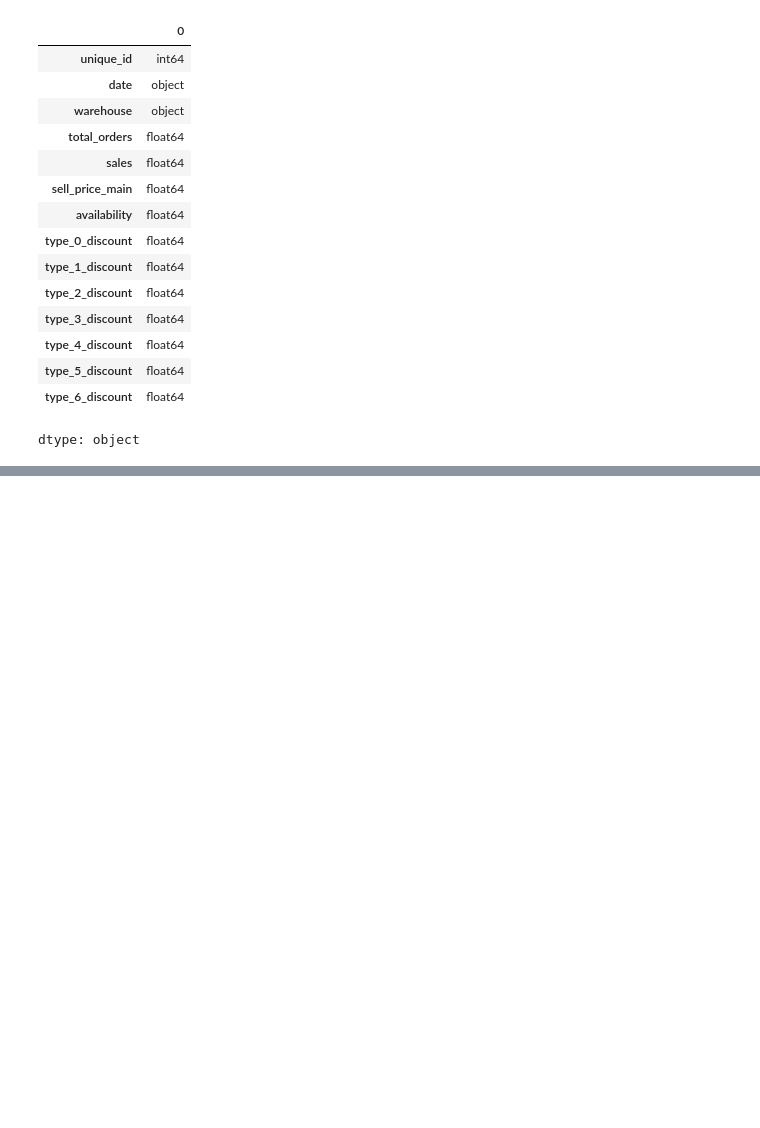
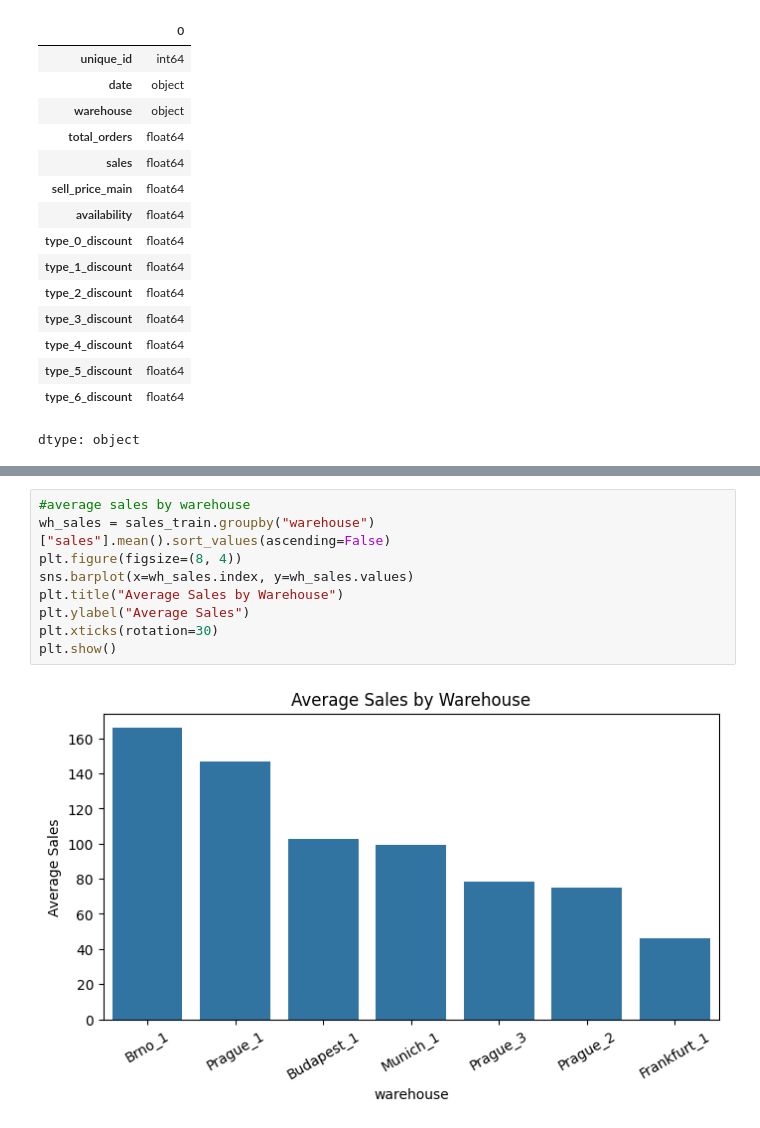
Before and after one commit to KtoxTheNisa/GROUP51_CENG313, a Jupyter notebook: assignment1_eda_baseline.ipynb, the cells around one changed output, grey strips where cells are left out. Drawn from its saved outputs; the diff is of its cells as text; blank space fills up the shorter version.

```diff
--- a/assignment1_eda_baseline.ipynb
+++ b/assignment1_eda_baseline.ipynb
@@ -114,0 +195,11 @@ sales_train.describe()
+# %%
+#average sales by warehouse
+wh_sales = sales_train.groupby("warehouse")["sales"].mean().sort_values(ascending=False)
+plt.figure(figsize=(8, 4))
+sns.barplot(x=wh_sales.index, y=wh_sales.values)
+plt.title("Average Sales by Warehouse")
+plt.ylabel("Average Sales")
+plt.xticks(rotation=30)
+plt.show()
+# %% [output]
+[figure, added]
```
Also changed, not shown: parts of 9 cells of this notebook, 1 other file.
